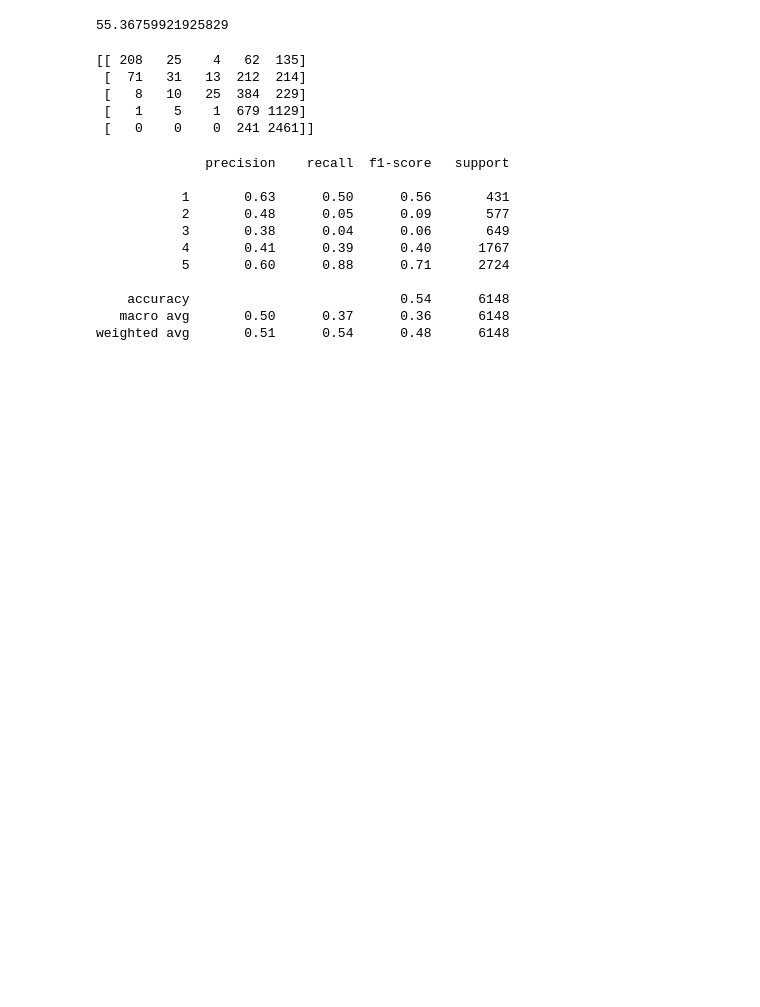
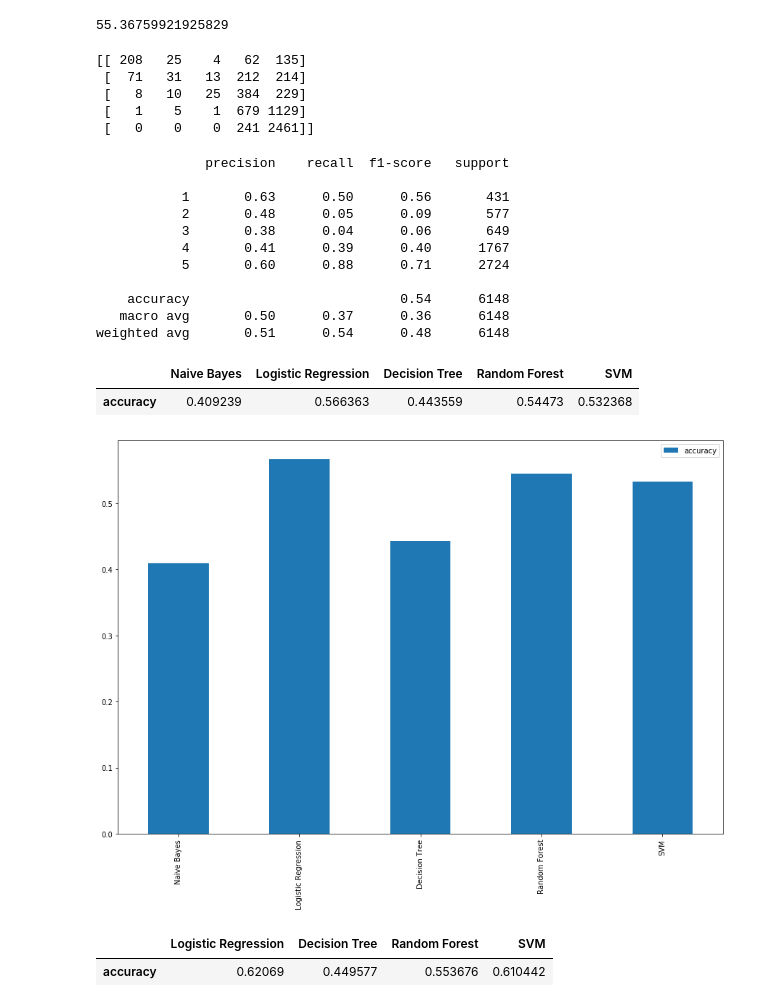
Before and after one commit to nidhi2611/Rating_Prediction_Using_Reviews, a Jupyter notebook: Rating Prediciton using Reviews.ipynb, the cells around one changed output. Cells and saved outputs as stored; diff of their text form; code cells hidden in the pictures; blank space fills up the shorter version.

```diff
--- a/Rating Prediciton using Reviews.ipynb
+++ b/Rating Prediciton using Reviews.ipynb
@@ -660,3 +660,19 @@ print(classification_report(y_test_bow,ytest_random_bow_pred))
     accuracy                           0.54      6148
    macro avg       0.50      0.37      0.36      6148
 weighted avg       0.51      0.54      0.48      6148
+# %%
+model_compare = pd.DataFrame({"Naive Bayes":nb_bow_accuracy,
+                            "Logistic Regression":lr_bow_score,
+                           "Decision Tree":dtc_bow_accuracy,
+                              "Random Forest":random_bow_score,
+                              "SVM":svm_bow_score,
+                            },index=["accuracy"])
+# %%
+model_compare
+# %% [output]
+|  | Naive Bayes | Logistic Regression | Decision Tree | Random Forest | SVM |
+| accuracy | 0.409239 | 0.566363 | 0.443559 | 0.54473 | 0.532368 |
+# %%
+model_compare.T.plot.bar(figsize=(15,10));
+# %% [output]
+[figure, added]
@@ -662,0 +685,5 @@ weighted avg       0.51      0.54      0.48      6148
+# %%
+model_compare_tfidf
+# %% [output]
+|  | Logistic Regression | Decision Tree | Random Forest | SVM |
+| accuracy | 0.62069 | 0.449577 | 0.553676 | 0.610442 |
```
Also changed, not shown: parts of 6 cells of this notebook.
